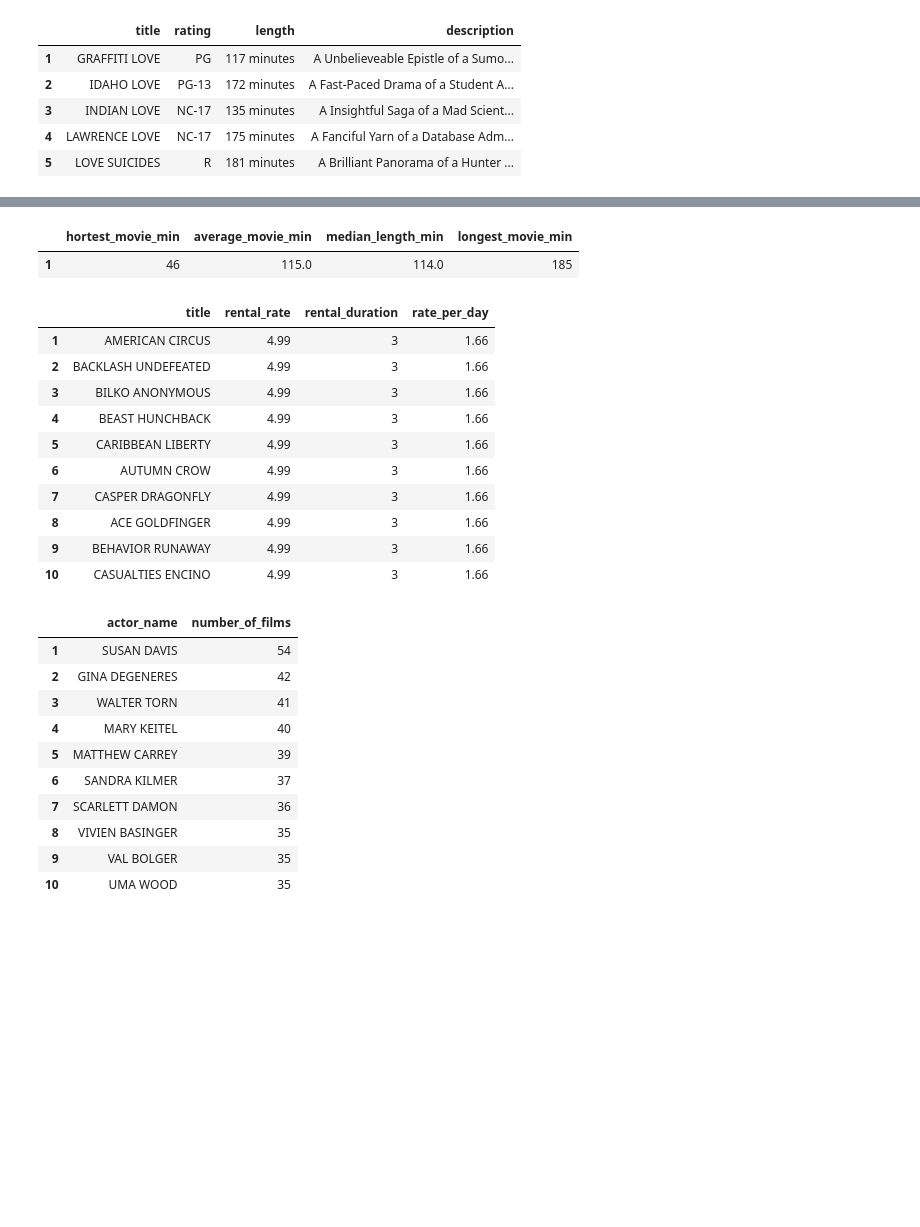
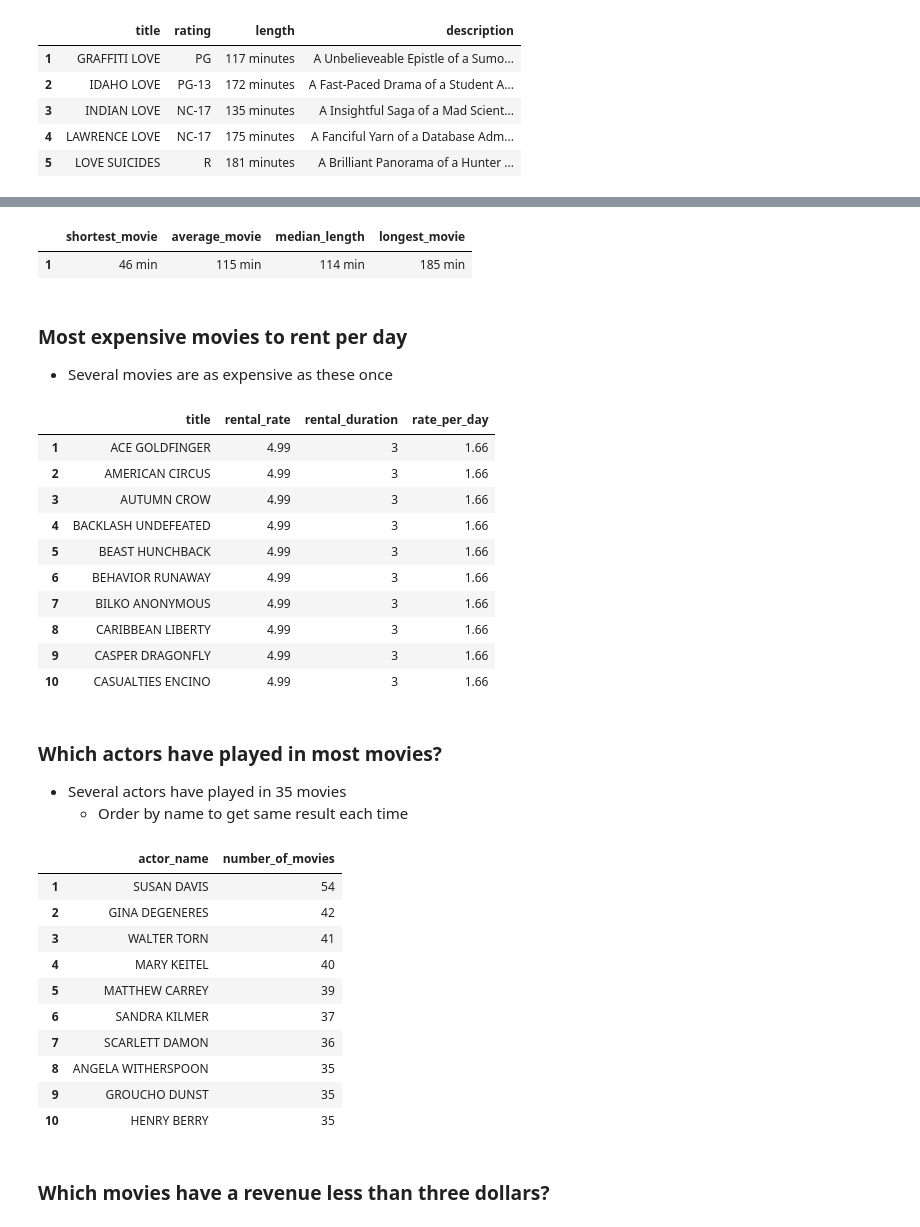
Before and after one commit to Anja-Sche/Lab_SQL_Anja_Scherwall_DE25, a Jupyter notebook: stakeholder_report.ipynb, the cells around one changed output, grey strips where cells are left out. Cells and saved outputs as stored; diff of their text form; code cells hidden in the pictures; blank space fills up the shorter version.

```diff
--- a/stakeholder_report.ipynb
+++ b/stakeholder_report.ipynb
@@ -79,10 +94,10 @@ love_in_title
 # calculating statistics on the length of all movies
 length_statistics = duckdb.sql("""
             SELECT
-                MIN(length) AS hortest_movie_min,
-                ROUND(AVG(length)) AS average_movie_min,
-                MEDIAN (length) AS median_length_min,
-                MAX(length) AS longest_movie_min
+                MIN(length) || ' min' AS shortest_movie,
+                ROUND(AVG(length))::int || ' min' AS average_movie,
+                MEDIAN (length)::int || ' min' AS median_length,
+                MAX(length) || ' min' AS longest_movie
             FROM
                 film;
 """).df()
@@ -90,56 +105,65 @@ length_statistics.index = length_statistics.index + 1
 
 length_statistics
 # %% [output]
-|  | hortest_movie_min | average_movie_min | median_length_min | longest_movie_min |
-| 1 | 46 | 115.0 | 114.0 | 185 |
+|  | shortest_movie | average_movie | median_length | longest_movie |
+| 1 | 46 min | 115 min | 114 min | 185 min |
+# %% [markdown]
+### Most expensive movies to rent per day
+- Several movies are as expensive as these once
 # %%
 # most expensive movies to rent per day
 # several movies are as expensive as these once
 most_expensive_movies = duckdb.sql("""
             SELECT
                 title,
                 rental_rate,
                 rental_duration,
                 ROUND(rental_rate / rental_duration, 2) AS rate_per_day
             FROM
                 film
             ORDER BY
-                rate_per_day DESC
+                rate_per_day DESC,
+                title ASC
             LIMIT
                 10;
 """).df()
 most_expensive_movies.index = most_expensive_movies.index + 1
 
 most_expensive_movies
 # %% [output]
 |  | title | rental_rate | rental_duration | rate_per_day |
-| 1 | AMERICAN CIRCUS | 4.99 | 3 | 1.66 |
-| 2 | BACKLASH UNDEFEATED | 4.99 | 3 | 1.66 |
-| 3 | BILKO ANONYMOUS | 4.99 | 3 | 1.66 |
-| 4 | BEAST HUNCHBACK | 4.99 | 3 | 1.66 |
-| 5 | CARIBBEAN LIBERTY | 4.99 | 3 | 1.66 |
-| 6 | AUTUMN CROW | 4.99 | 3 | 1.66 |
-| 7 | CASPER DRAGONFLY | 4.99 | 3 | 1.66 |
-| 8 | ACE GOLDFINGER | 4.99 | 3 | 1.66 |
-| 9 | BEHAVIOR RUNAWAY | 4.99 | 3 | 1.66 |
+| 1 | ACE GOLDFINGER | 4.99 | 3 | 1.66 |
+| 2 | AMERICAN CIRCUS | 4.99 | 3 | 1.66 |
+| 3 | AUTUMN CROW | 4.99 | 3 | 1.66 |
+| 4 | BACKLASH UNDEFEATED | 4.99 | 3 | 1.66 |
+| 5 | BEAST HUNCHBACK | 4.99 | 3 | 1.66 |
+| 6 | BEHAVIOR RUNAWAY | 4.99 | 3 | 1.66 |
+| 7 | BILKO ANONYMOUS | 4.99 | 3 | 1.66 |
+| 8 | CARIBBEAN LIBERTY | 4.99 | 3 | 1.66 |
+| 9 | CASPER DRAGONFLY | 4.99 | 3 | 1.66 |
 | 10 | CASUALTIES ENCINO | 4.99 | 3 | 1.66 |
+# %% [markdown]
+### Which actors have played in most movies?
+- Several actors have played in 35 movies
+    - Order by name to get same result each time
 # %%
-# actors who played in most movies
 actor_most_movies = duckdb.sql("""
             SELECT
                 a.first_name || ' ' || a.last_name AS actor_name,
-                COUNT(DISTINCT fa.film_id) AS number_of_films
+                COUNT(DISTINCT fa.film_id) AS number_of_movies
             FROM actor a
                 LEFT JOIN film_actor fa ON a.actor_id = fa.actor_id
             GROUP BY actor_name
-            ORDER BY number_of_films DESC
+            ORDER BY
+                    number_of_movies DESC,
+                    actor_name ASC
             LIMIT 10;
             """).df()
 actor_most_movies.index = actor_most_movies.index + 1
 
 actor_most_movies
 # %% [output]
-|  | actor_name | number_of_films |
+|  | actor_name | number_of_movies |
 | 1 | SUSAN DAVIS | 54 |
 | 2 | GINA DEGENERES | 42 |
 | 3 | WALTER TORN | 41 |
@@ -147,6 +171,8 @@ actor_most_movies
 | 5 | MATTHEW CARREY | 39 |
 | 6 | SANDRA KILMER | 37 |
 | 7 | SCARLETT DAMON | 36 |
-| 8 | VIVIEN BASINGER | 35 |
-| 9 | VAL BOLGER | 35 |
-| 10 | UMA WOOD | 35 |
+| 8 | ANGELA WITHERSPOON | 35 |
+| 9 | GROUCHO DUNST | 35 |
+| 10 | HENRY BERRY | 35 |
+# %% [markdown]
+### Which movies have a revenue less than three dollars?
```
Also changed, not shown: parts of 17 cells of this notebook.
